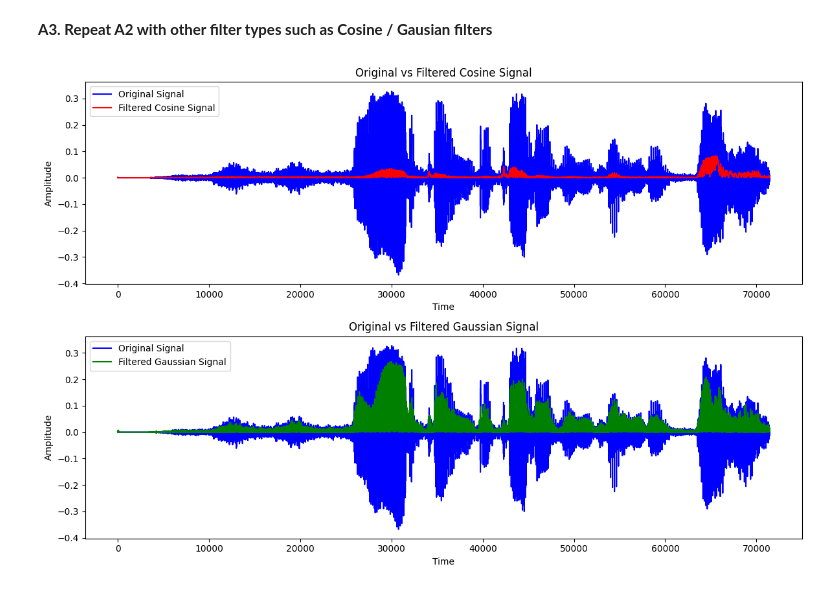
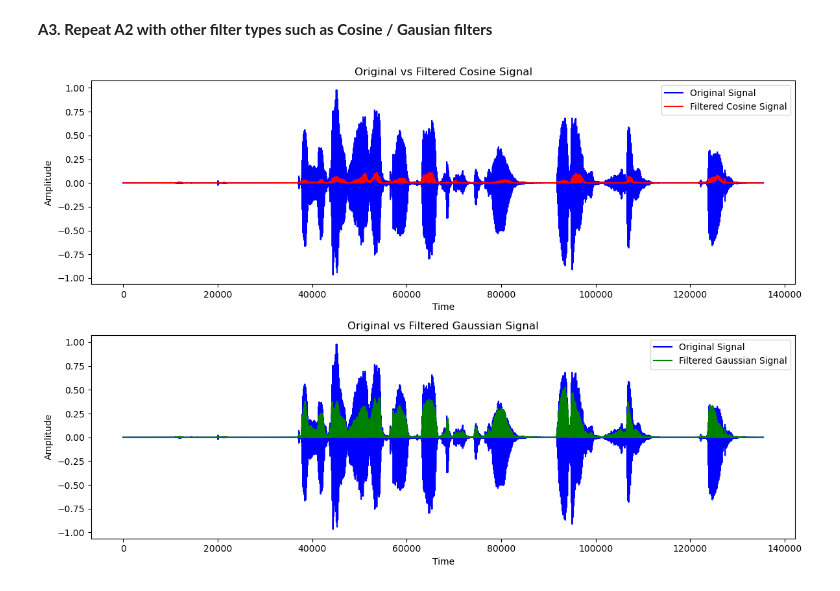
Before and after one commit to TDevendranathReddy/AI-in-Speech-Processing, a Jupyter notebook: LAB-05/21129_lab5.ipynb, the cells around one changed output. Saved outputs shown, nothing was run; the diff lists cells and outputs as text; code cells hidden in the pictures.

```diff
--- a/LAB-05/21129_lab5.ipynb
+++ b/LAB-05/21129_lab5.ipynb
@@ -8,8 +8,7 @@ import numpy as np
 import matplotlib.pyplot as plt
 import librosa
 
-# Load the audio file
-audio_file = "Statement.mp3"
+audio_file = "Statement.wav"
 y, sr = librosa.load(audio_file)
 
 Y = np.fft.fft(y)
@@ -112,7 +108,7 @@ import librosa
 import matplotlib.pyplot as plt
 
 
-y, sr = librosa.load('Statement.mp3')
+y, sr = librosa.load('Statement.wav')
 
 
 Y = np.fft.fft(y)
@@ -135,31 +131,31 @@ cosine_mask = cosine_filter(freq_axis, center_freq, bandwidth)
 gaussian_mask = gaussian_filter(freq_axis, center_freq, std_dev)
 
 filtered_cosine = Y * cosine_mask
 filtered_gaussian = Y * gaussian_mask
 
 y_cosine = np.fft.ifft(filtered_cosine)
 y_gaussian = np.fft.ifft(filtered_gaussian)
 
 
 plt.figure(figsize=(12, 8))
 
 plt.subplot(2, 1, 1)
 plt.plot(y, label='Original Signal', color='b')
 plt.plot(np.abs(y_cosine), label='Filtered Cosine Signal', color='r')
 plt.title('Original vs Filtered Cosine Signal')
 plt.xlabel('Time')
 plt.ylabel('Amplitude')
 plt.legend()
 
 plt.subplot(2, 1, 2)
 plt.plot(y, label='Original Signal', color='b')
 plt.plot(np.abs(y_gaussian), label='Filtered Gaussian Signal', color='g')
 plt.title('Original vs Filtered Gaussian Signal')
 plt.xlabel('Time')
 plt.ylabel('Amplitude')
 plt.legend()
 
 plt.tight_layout()
 plt.show()
 # %% [output]
-[figure, old version]
+[figure, new version]
```
Also changed, not shown: parts of 5 cells of this notebook, 1 other file.
